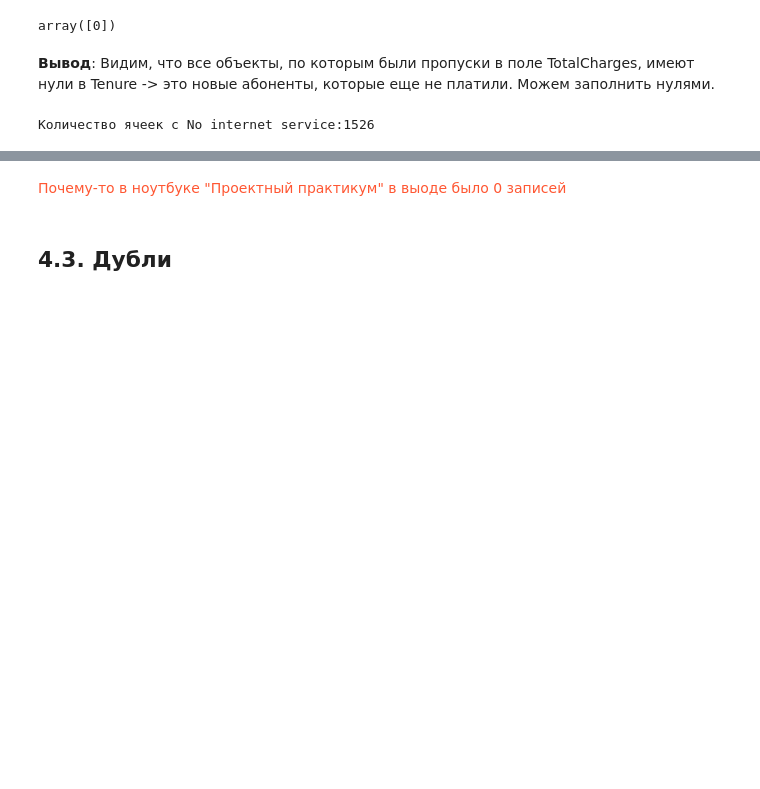
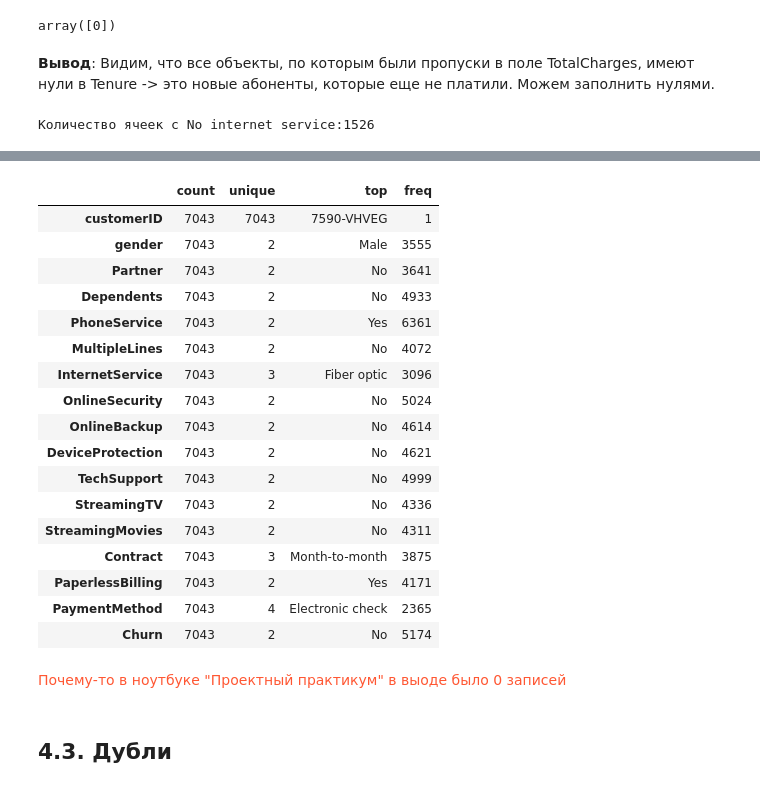
Before and after one commit to EntroKita/case_customer_churn, a Jupyter notebook: pipeline_customer_churn.ipynb, the cells around one changed output, grey strips where cells are left out. Drawn from its saved outputs; the diff is of its cells as text; code cells hidden in the pictures; blank space fills up the shorter version.

```diff
--- a/pipeline_customer_churn.ipynb
+++ b/pipeline_customer_churn.ipynb
@@ -214,3 +239,24 @@ print(f'Количество ячеек с No internet service:{no_internet_chec
+# %%
+df.describe(include=['object','category']).T
+# %% [output]
+|  | count | unique | top | freq |
+| customerID | 7043 | 7043 | 7590-VHVEG | 1 |
+| gender | 7043 | 2 | Male | 3555 |
+| Partner | 7043 | 2 | No | 3641 |
+| Dependents | 7043 | 2 | No | 4933 |
+| PhoneService | 7043 | 2 | Yes | 6361 |
+| MultipleLines | 7043 | 2 | No | 4072 |
+| InternetService | 7043 | 3 | Fiber optic | 3096 |
+| OnlineSecurity | 7043 | 2 | No | 5024 |
+| OnlineBackup | 7043 | 2 | No | 4614 |
+| DeviceProtection | 7043 | 2 | No | 4621 |
+| TechSupport | 7043 | 2 | No | 4999 |
+| StreamingTV | 7043 | 2 | No | 4336 |
+| StreamingMovies | 7043 | 2 | No | 4311 |
+| Contract | 7043 | 3 | Month-to-month | 3875 |
+| PaperlessBilling | 7043 | 2 | Yes | 4171 |
+| PaymentMethod | 7043 | 4 | Electronic check | 2365 |
+| Churn | 7043 | 2 | No | 5174 |
 # %% [markdown]
 <span style="color: #FF5733;">Почему-то в ноутбуке "Проектный практикум" в выоде было 0 записей </span>
 # %% [markdown]
```
Also changed, not shown: parts of 12 cells of this notebook.
